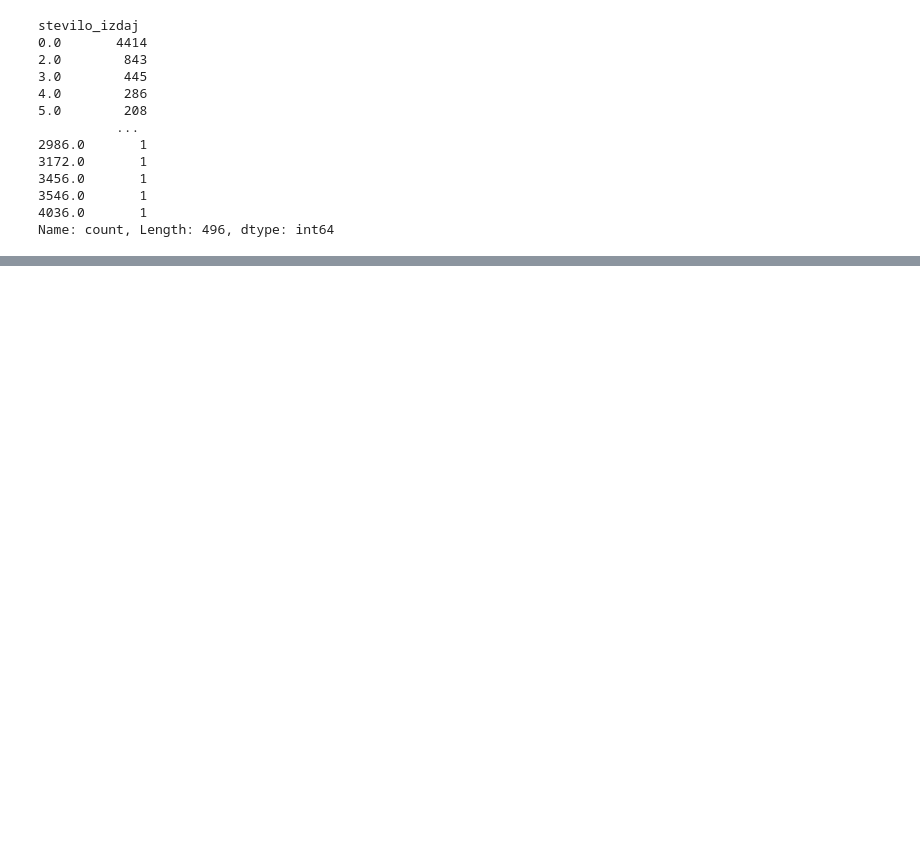
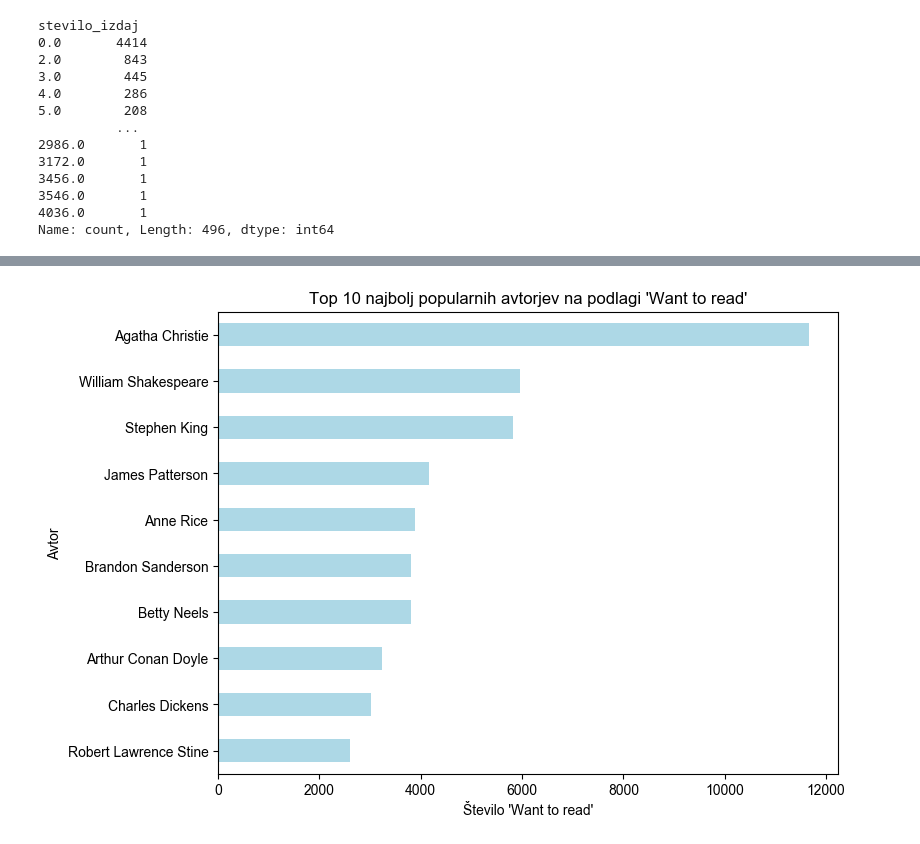
Before and after one commit to zalaplesec/Book-analysis, a Jupyter notebook: analiza.ipynb, the cells around one changed output, grey strips where cells are left out. Drawn from its saved outputs; the diff is of its cells as text; code cells hidden in the pictures; blank space fills up the shorter version.

```diff
--- a/analiza.ipynb
+++ b/analiza.ipynb
@@ -382,0 +399,9 @@ KeyError: 'avtor'
+# %%
+# Top 10 avtorjev na podlagi števila "Want to read"
+avtorji_wtr = (
+    knjige.groupby("avtor")["want_to_read"]
+    .sum()
+    .sort_values(ascending=False)
+    )
+top10_avtorji_wtr = avtorji_wtr.head(10)
+top10_avtorji_wtr
@@ -382,0 +421,9 @@ KeyError: 'avtor'
+# %%
+top10_avtorji_wtr.plot(kind = "barh", figsize=(8, 6), color = "lightblue")
+plt.title("Top 10 najbolj popularnih avtorjev na podlagi 'Want to read'")
+plt.xlabel("Število 'Want to read'")
+plt.ylabel("Avtor")
+plt.gca().invert_yaxis()
+plt.show()
+# %% [output]
+[figure, added]
```
Also changed, not shown: parts of 29 cells of this notebook.
